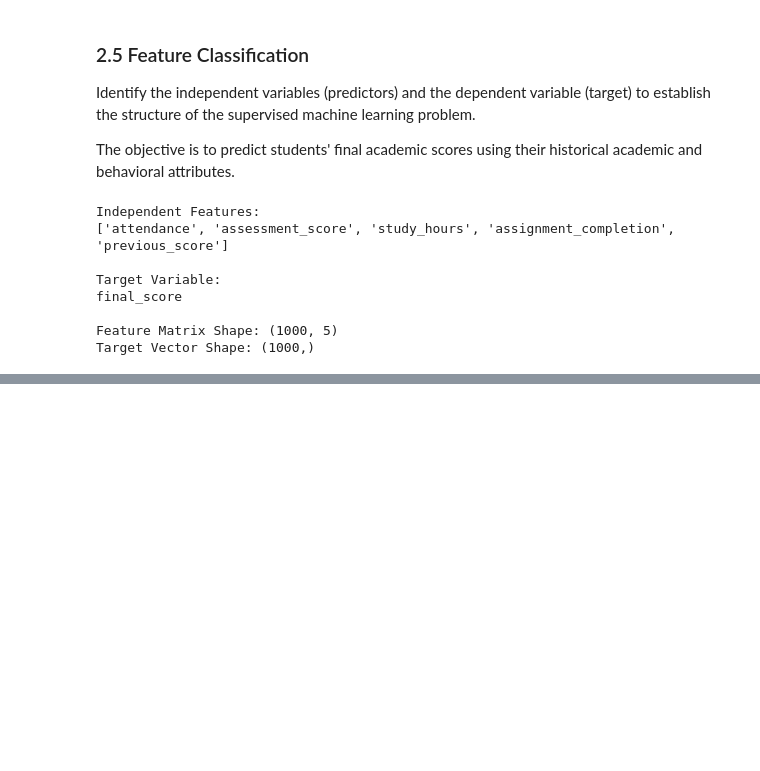
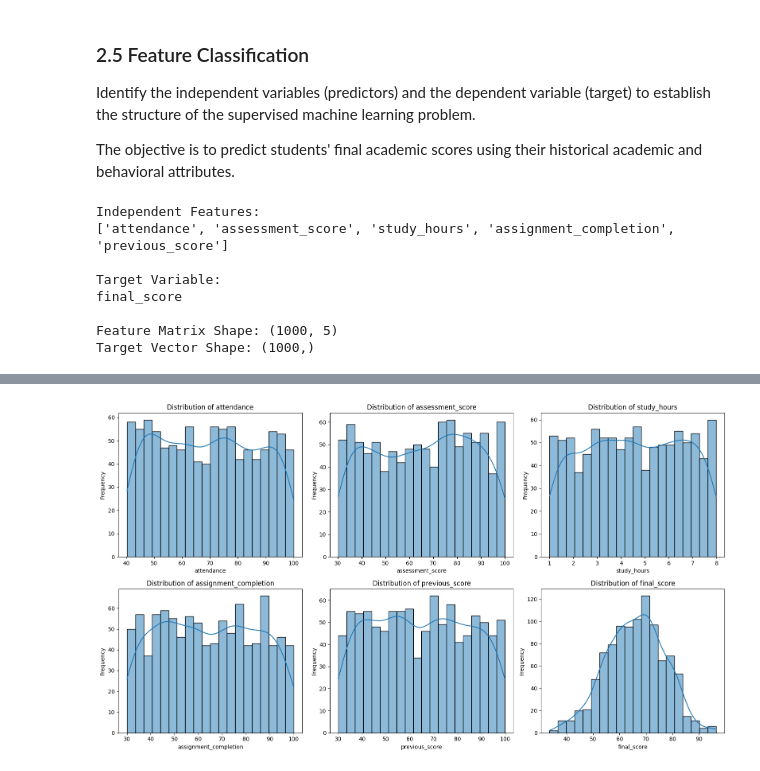
Before and after one commit to TanmayChauhan123/InsightPulse, a Jupyter notebook: notebooks/exploration.ipynb, the cells around one changed output, grey strips where cells are left out. Drawn from its saved outputs; the diff is of its cells as text; code cells hidden in the pictures; blank space fills up the shorter version.

Commit message:
feat: complete data quality assessment and exploratory data analysis

```diff
--- a/notebooks/exploration.ipynb
+++ b/notebooks/exploration.ipynb
@@ -158,0 +242,15 @@ Target Vector Shape: (1000,)
+# %%
+# Define valid ranges for each feature
+valid_ranges = {
+    "attendance": (0, 100),
+    "assessment_score": (0, 100),
+    "study_hours": (0, 24),
+    "assignment_completion": (0, 100),
+    "previous_score": (0, 100),
+    "final_score": (0, 100)
+}
+
+# Check for values outside the defined ranges
+for column, (lower, upper) in valid_ranges.items():
+    invalid_count = ((df[column] < lower) | (df[column] > upper)).sum()
+    print(f"{column}: {invalid_count} invalid records")
@@ -158,0 +325,28 @@ Target Vector Shape: (1000,)
+# %%
+# Select numerical features for distribution analysis
+features = df.columns
+
+# Create subplots for individual feature distributions
+fig, axes = plt.subplots(2, 3, figsize=(16, 9))
+
+axes = axes.flatten()
+
+# Plot histogram with KDE for each feature
+for i, column in enumerate(features):
+    sns.histplot(
+        data=df,
+        x=column,
+        kde=True,
+        bins=20,
+        ax=axes[i]
+    )
+
+    axes[i].set_title(f"Distribution of {column}")
+    axes[i].set_xlabel(column)
+    axes[i].set_ylabel("Frequency")
+
+# Adjust layout
+plt.tight_layout()
+plt.show()
+# %% [output]
+[figure, added]
```
Also changed, not shown: parts of 30 cells of this notebook.
